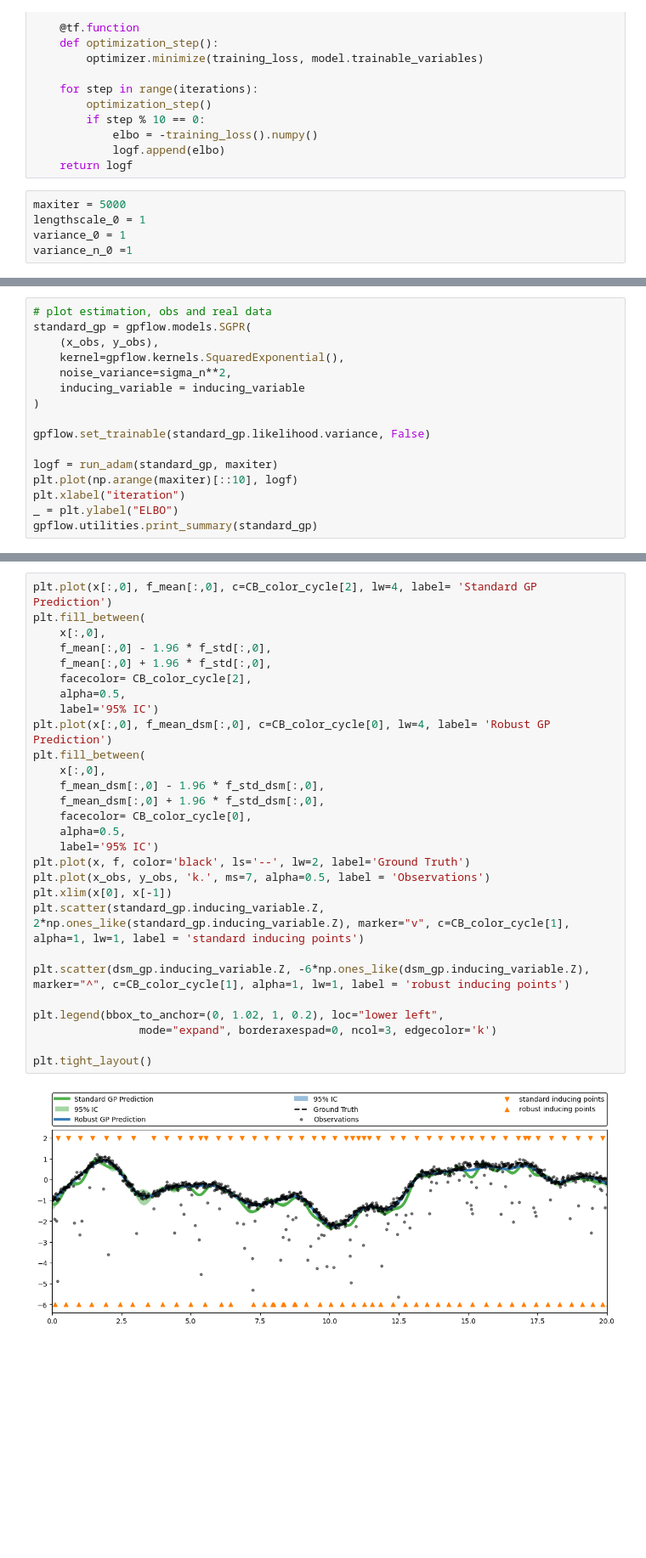
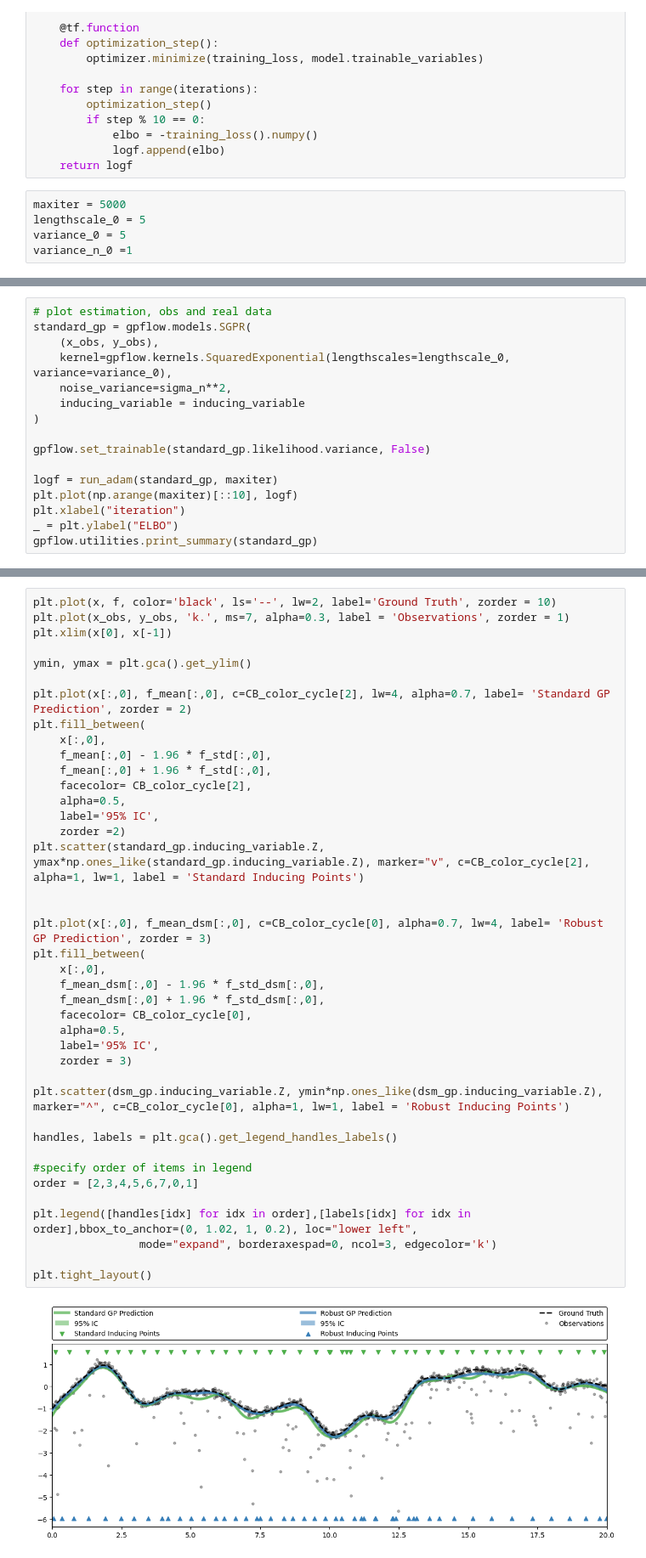
Before and after one commit to maltamiranomontero/RCGP, a Jupyter notebook: experiments sparse.ipynb, the cells around one changed output, grey strips where cells are left out. Shown: that part at 85% size. Cells and saved outputs as stored; diff of their text form; blank space fills up the shorter version.

```diff
--- a/experiments sparse.ipynb
+++ b/experiments sparse.ipynb
@@ -133,8 +143,8 @@ def run_adam(model, iterations, minibatch_size=100):
     return logf
 # %%
 maxiter = 5000
-lengthscale_0 = 1
-variance_0 = 1
+lengthscale_0 = 5
+variance_0 = 5
 variance_n_0 =1
 # %%
 # plot estimation, obs and real data
@@ -191,7 +208,7 @@ plt.scatter(dsm_gp.inducing_variable.Z, np.zeros_like(dsm_gp.inducing_variable.Z
 # plot estimation, obs and real data
 standard_gp = gpflow.models.SGPR(
     (x_obs, y_obs),
-    kernel=gpflow.kernels.SquaredExponential(),
+    kernel=gpflow.kernels.SquaredExponential(lengthscales=lengthscale_0, variance=variance_0),
     noise_variance=sigma_n**2,
     inducing_variable = inducing_variable
 )
@@ -239,30 +259,42 @@ plt.tight_layout()
 # %%
-plt.plot(x[:,0], f_mean[:,0], c=CB_color_cycle[2], lw=4, label= 'Standard GP Prediction')
+plt.plot(x, f, color='black', ls='--', lw=2, label='Ground Truth', zorder = 10)
+plt.plot(x_obs, y_obs, 'k.', ms=7, alpha=0.3, label = 'Observations', zorder = 1)
+plt.xlim(x[0], x[-1])
+
+ymin, ymax = plt.gca().get_ylim()
+
+plt.plot(x[:,0], f_mean[:,0], c=CB_color_cycle[2], lw=4, alpha=0.7, label= 'Standard GP Prediction', zorder = 2)
 plt.fill_between(
     x[:,0],
     f_mean[:,0] - 1.96 * f_std[:,0],
     f_mean[:,0] + 1.96 * f_std[:,0],
     facecolor= CB_color_cycle[2],
     alpha=0.5,
-    label='95% IC')
-plt.plot(x[:,0], f_mean_dsm[:,0], c=CB_color_cycle[0], lw=4, label= 'Robust GP Prediction')
+    label='95% IC',
+    zorder =2)
+plt.scatter(standard_gp.inducing_variable.Z, ymax*np.ones_like(standard_gp.inducing_variable.Z), marker="v", c=CB_color_cycle[2], alpha=1, lw=1, label = 'Standard Inducing Points')
+
+
+plt.plot(x[:,0], f_mean_dsm[:,0], c=CB_color_cycle[0], alpha=0.7, lw=4, label= 'Robust GP Prediction', zorder = 3)
 plt.fill_between(
     x[:,0],
     f_mean_dsm[:,0] - 1.96 * f_std_dsm[:,0],
     f_mean_dsm[:,0] + 1.96 * f_std_dsm[:,0],
     facecolor= CB_color_cycle[0],
     alpha=0.5,
-    label='95% IC')
-plt.plot(x, f, color='black', ls='--', lw=2, label='Ground Truth')
-plt.plot(x_obs, y_obs, 'k.', ms=7, alpha=0.5, label = 'Observations')
-plt.xlim(x[0], x[-1])
-plt.scatter(standard_gp.inducing_variable.Z, 2*np.ones_like(standard_gp.inducing_variable.Z), marker="v", c=CB_color_cycle[1], alpha=1, lw=1, label = 'standard inducing points')
+    label='95% IC',
+    zorder = 3)
 
-plt.scatter(dsm_gp.inducing_variable.Z, -6*np.ones_like(dsm_gp.inducing_variable.Z), marker="^", c=CB_color_cycle[1], alpha=1, lw=1, label = 'robust inducing points')
+plt.scatter(dsm_gp.inducing_variable.Z, ymin*np.ones_like(dsm_gp.inducing_variable.Z), marker="^", c=CB_color_cycle[0], alpha=1, lw=1, label = 'Robust Inducing Points')
 
-plt.legend(bbox_to_anchor=(0, 1.02, 1, 0.2), loc="lower left",
+handles, labels = plt.gca().get_legend_handles_labels()
+
+#specify order of items in legend
+order = [2,3,4,5,6,7,0,1]
+
+plt.legend([handles[idx] for idx in order],[labels[idx] for idx in order],bbox_to_anchor=(0, 1.02, 1, 0.2), loc="lower left",
                 mode="expand", borderaxespad=0, ncol=3, edgecolor='k')
 
 plt.tight_layout()
 # %% [output]
-[figure, old version]
+[figure, new version]
```
Also changed, not shown: parts of 7 cells of this notebook, 1 other file.
